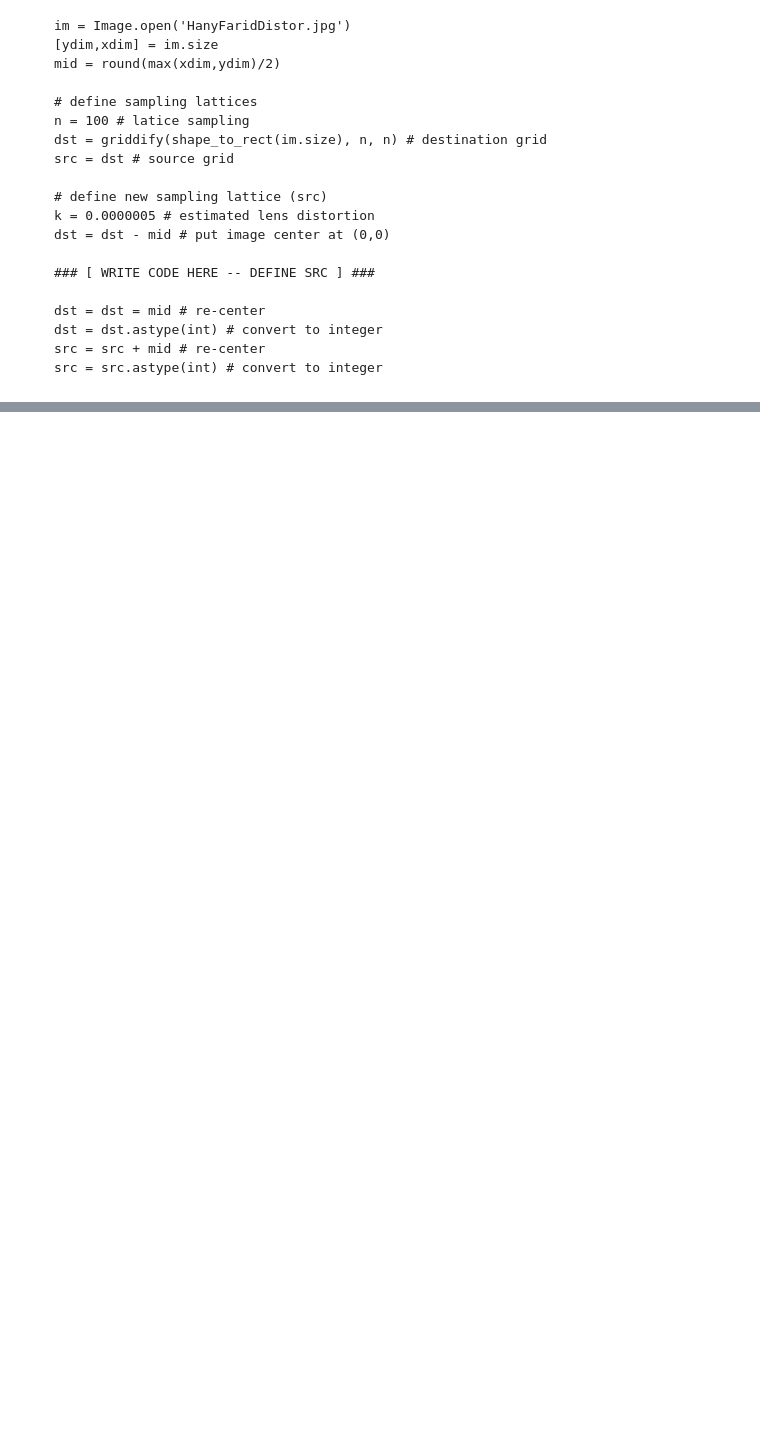
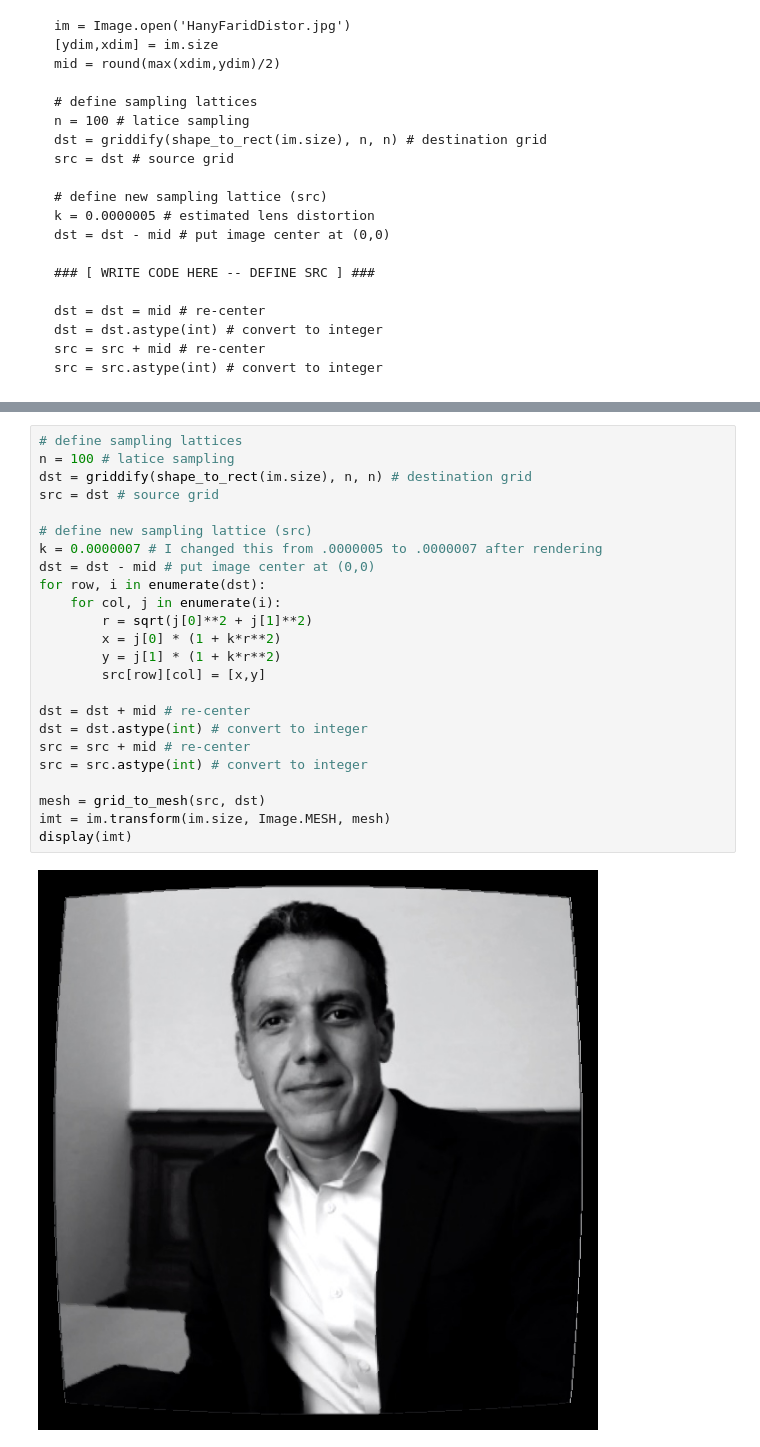
Before and after one commit to TifMoe/computer-vision-course, a Jupyter notebook: notebooks/Image-formation.ipynb, the cells around one changed output, grey strips where cells are left out. Drawn from its saved outputs; the diff is of its cells as text; blank space fills up the shorter version.

```diff
--- a/notebooks/Image-formation.ipynb
+++ b/notebooks/Image-formation.ipynb
@@ -303,0 +368,26 @@ src = src.astype(int) # convert to integer
+# %%
+# define sampling lattices
+n = 100 # latice sampling
+dst = griddify(shape_to_rect(im.size), n, n) # destination grid
+src = dst # source grid
+
+# define new sampling lattice (src)
+k = 0.0000007 # I changed this from .0000005 to .0000007 after rendering
+dst = dst - mid # put image center at (0,0)
+for row, i in enumerate(dst):
+    for col, j in enumerate(i):
+        r = sqrt(j[0]**2 + j[1]**2)
+        x = j[0] * (1 + k*r**2)
+        y = j[1] * (1 + k*r**2)
+        src[row][col] = [x,y]
+
+dst = dst + mid # re-center
+dst = dst.astype(int) # convert to integer
+src = src + mid # re-center
+src = src.astype(int) # convert to integer
+
+mesh = grid_to_mesh(src, dst)
+imt = im.transform(im.size, Image.MESH, mesh)
+display(imt)
+# %% [output]
+[figure, added]
```
Also changed, not shown: parts of 3 cells of this notebook.
